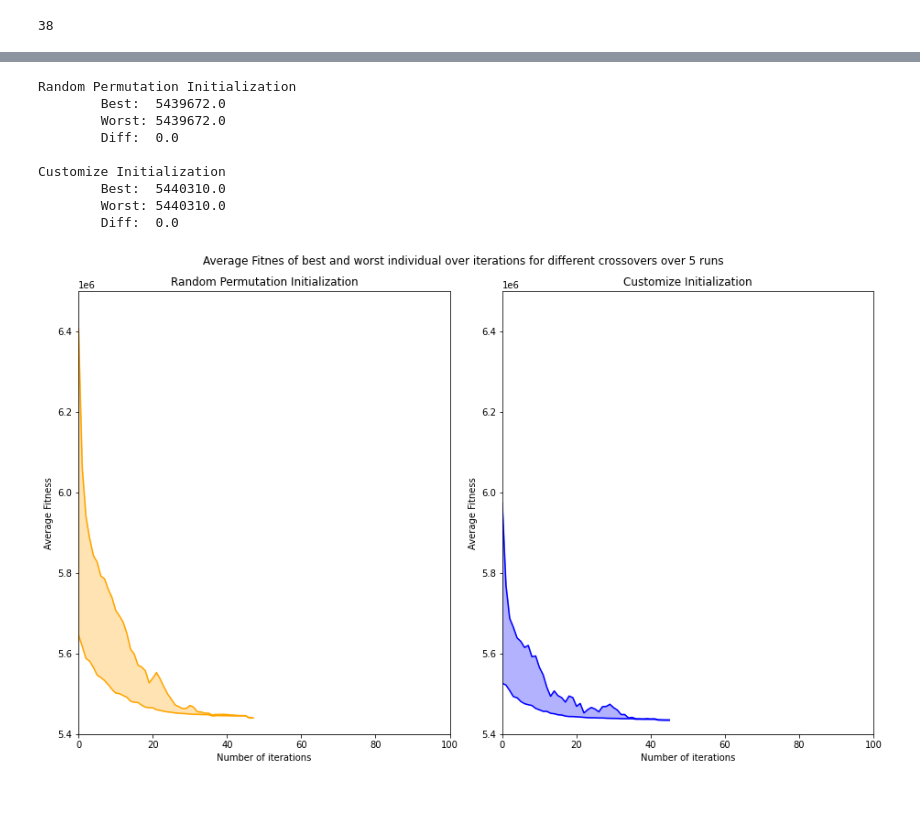
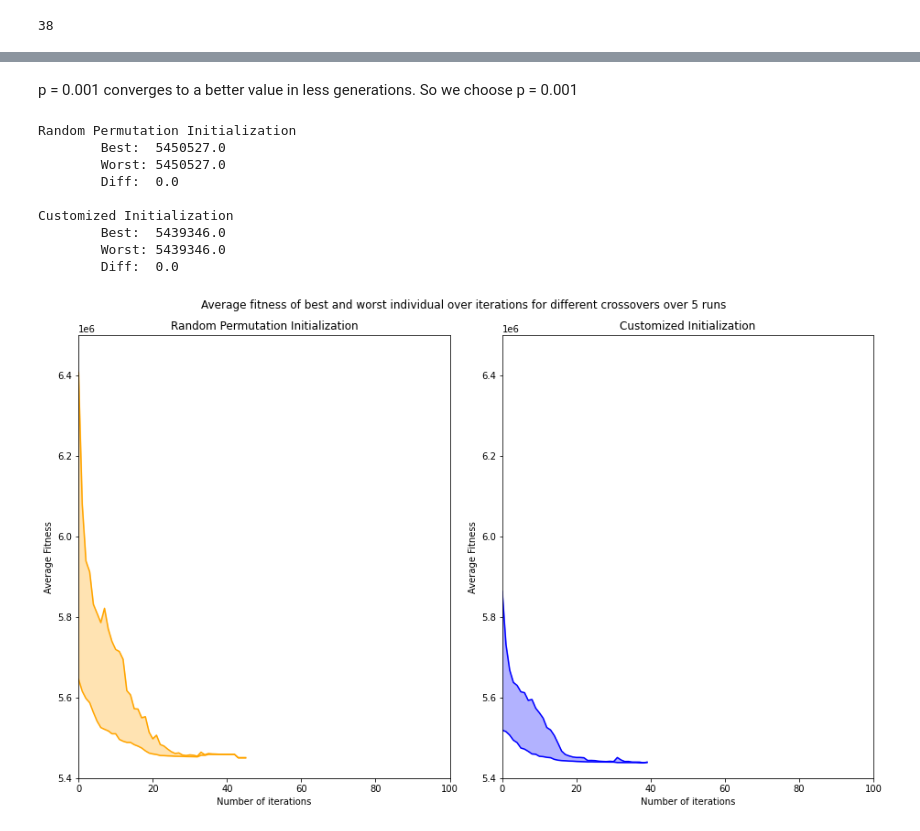
Before and after one commit to niyoushanajmaei/EA-Keyboard-Layout, a Jupyter notebook: initialization_test.ipynb, the cells around one changed output, grey strips where cells are left out. Drawn from its saved outputs; the diff is of its cells as text; code cells hidden in the pictures; blank space fills up the shorter version.

Commit message:
initialisation: tuning p value fixed, added titles and axes labels for plots

```diff
--- a/initialization_test.ipynb
+++ b/initialization_test.ipynb
@@ -158,11 +152,14 @@ print(ga.population[np.argmin(s.f for s in ga.population)].e)
  16 24]
 # %%
 # Tuning the p value
-p_values = [0.1, 0.05, 1e-2, 1e-3, 1e-4, 1e-5, 1e-6]
-results = []
+p_values = [0.1, 1e-2, 1e-3, 1e-4, 1e-5, 1e-6]
+results = [[], [], [], [], [], []]
+best_results = [[], [], [], [], [], []]
 
+i=0
 for p in p_values:
     differences = []
+    best = []
     seed = 42
     population_size = 2**11
     rng = np.random.default_rng(seed=seed + 1)
@@ -194,9 +191,9 @@ for p in p_values:
         differences.append(max(s.f for s in ga.population) - min(s.f for s in ga.population))
         if differences[-1] == 0:
             break
-
-    results.append(min(s.f for s in ga.population))
-
-print(results)
-print(f"best results: {min(results)} with p = {p_values[np.argmin(results)]}")
+        results[i].append(min(s.f for s in ga.population))
+    best_results[i] = min(s.f for s in ga.population)
+    i += 1
+print(best_results)
+print(f"best results: {min(best_results)} with p = {p_values[np.argmin(best_results)]}")
 # %% [output]
@@ -205,9 +217,11 @@ best results: 5435152.0 with p = 0.0001
+# %% [markdown]
+ p = 0.001 converges to a better value in less generations. So we choose p = 0.001
 # %%
 from configs        import EA_Config, Exp_Config, rng, l
 from run_experiment import run_experiments, round_to_multiple
 from math       import ceil
 
-p = 0.0001
+p = 1e-3
 EA_Config(crossover_fn=crossover_pmx, indices_gen=lambda: generate_sequential_indices(rng, l), initialization=RandomPermutationInitialization(l))
 EA_Config(crossover_fn=crossover_pmx, indices_gen=lambda: generate_sequential_indices(rng, l), initialization=FrequencyRestrictedInitialization(p, type, high_frequency))
 
@@ -215,7 +229,7 @@ EA_Config(crossover_fn=crossover_pmx, indices_gen=lambda: generate_sequential_in
 setups = {
     "Random Permutation Initialization"    : EA_Config(crossover_fn=crossover_pmx, indices_gen=lambda: generate_sequential_indices(rng, l), initialization=RandomPermutationInitialization(l))
 ,
-    "Customize Initialization"       : EA_Config(crossover_fn=crossover_pmx, indices_gen=lambda: generate_sequential_indices(rng, l), initialization=FrequencyRestrictedInitialization(p, type, high_frequency))
+    "Customized Initialization"       : EA_Config(crossover_fn=crossover_pmx, indices_gen=lambda: generate_sequential_indices(rng, l), initialization=FrequencyRestrictedInitialization(p, type, high_frequency))
 }
 
 exp_cfg = Exp_Config("crossover_indices")
@@ -231,42 +245,42 @@ alltime_worst   = max([max(x) for x in all_worst_overtime])
 alltime_best    = min([min(x) for x in all_best_overtime])
 # %% [output]
 Random Permutation Initialization
-        Best:  5439672.0
-        Worst: 5439672.0
+        Best:  5450527.0
+        Worst: 5450527.0
         Diff:  0.0
 
-Customize Initialization
-        Best:  5440310.0
-        Worst: 5440310.0
+Customized Initialization
+        Best:  5439346.0
+        Worst: 5439346.0
         Diff:  0.0
 # %%
 ylim_min = round_to_multiple(alltime_best,  100000, int)
 ylim_max = round_to_multiple(alltime_worst, 100000, ceil)
 
 
 fig, axes = plt.subplots(nrows=nrows, ncols=ncols, figsize=(13, 8))
 
 
 for i in range(ncols * nrows - len(setups)):
     i += len(setups)
 
     fig.delaxes(axes[i // ncols, i % ncols])
 
 for i, (setup_name, best_overtime, worst_overtime, color) in enumerate(zip(setups.keys(), all_best_overtime, all_worst_overtime, colors)):
     ax = axes[i]
 
     ax.plot(best_overtime,  color=color)
     ax.plot(worst_overtime, color=color)
     ax.fill_between(np.arange(len(best_overtime)), best_overtime, worst_overtime, color=color, alpha=0.3)
 
     ax.set_ylabel("Average Fitness")
     ax.set_xlabel("Number of iterations")
     ax.set_xlim(0, exp_cfg.max_gen)
     ax.set_ylim(ylim_min, ylim_max)
     ax.set_title(setup_name)
 
-plt.suptitle(f"Average Fitnes of best and worst individual over iterations for different crossovers over {exp_cfg.n_experiments} runs")
+plt.suptitle(f"Average fitness of best and worst individual over generations for different crossovers over {exp_cfg.n_experiments} runs")
 fig.tight_layout()
 plt.show()
 # %% [output]
-[figure, old version]
+[figure, new version]
```
Also changed, not shown: parts of 13 cells of this notebook.
